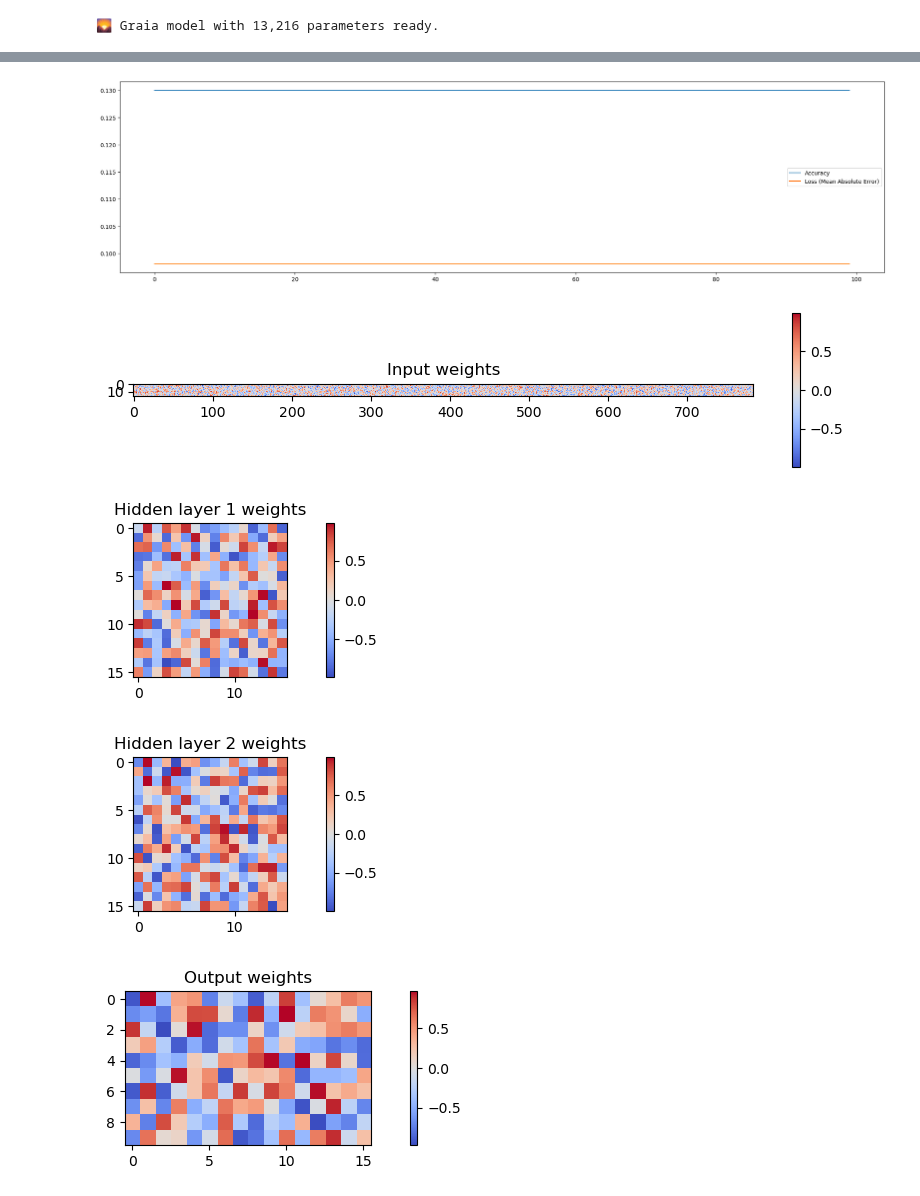
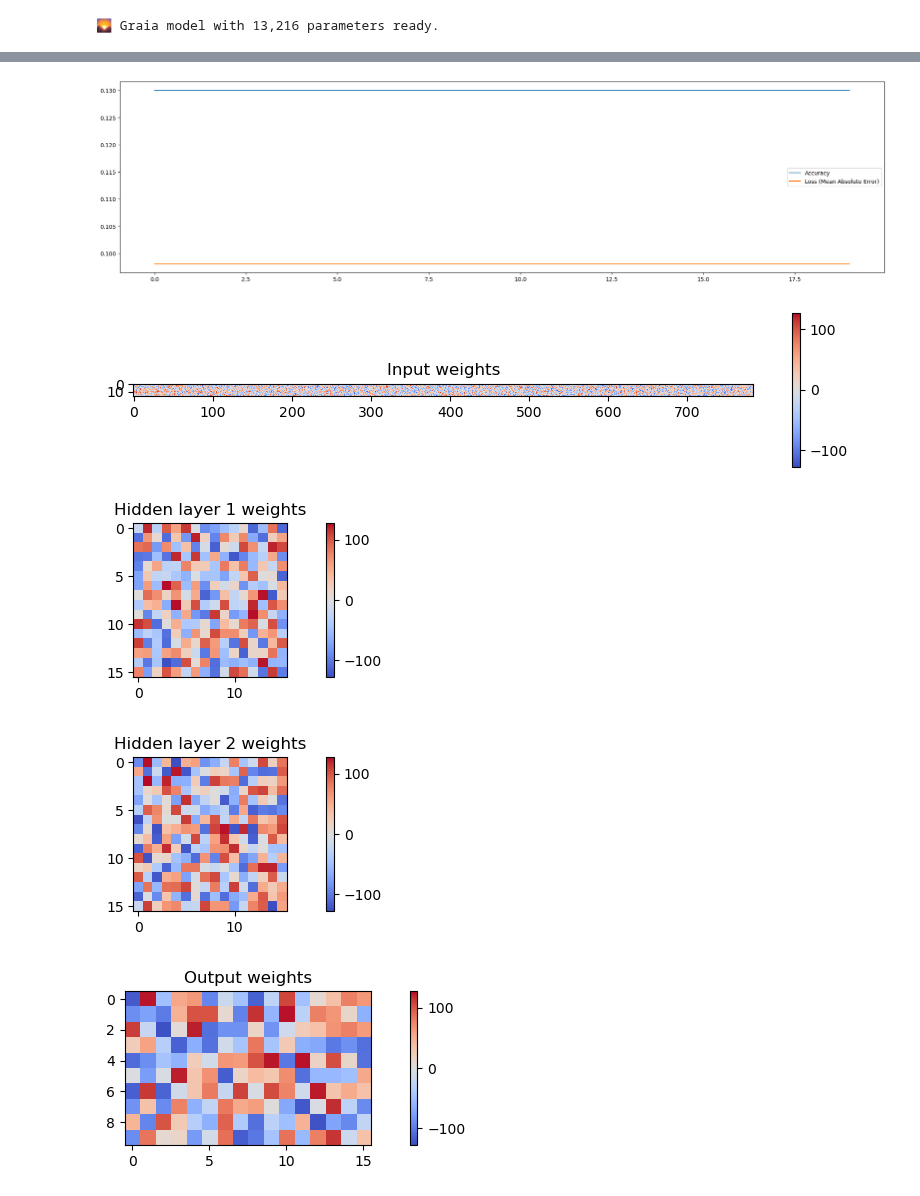
Before and after one commit to laurentpayot/graia, a Jupyter notebook: Graia_digits.ipynb, the cells around one changed output, grey strips where cells are left out. Saved outputs shown, nothing was run; the diff lists cells and outputs as text; code cells hidden in the pictures.

Commit message:
got rid of normalize_weights

```diff
--- a/Graia_digits.ipynb
+++ b/Graia_digits.ipynb
@@ -42,5 +30,5 @@ model = Graia(inputs=28*28, layer_nodes=16, layers=3, outputs=10, relu_boost=1,
 # %% [output]
 🌄 Graia model with 13,216 parameters ready.
 # %%
-model.fit(train_images, train_labels, epochs=100)
+model.fit(train_images, train_labels, epochs=50)
 # %% [output]
@@ -52,29 +40,25 @@ fig.plot(model.history['loss'])
 plt.legend(["Accuracy", "Loss (Mean Absolute Error)"])
 plt.show()
 # %% [output]
-[figure, old version]
+[figure, new version]
 # %%
-def normalize_weights(weights):
-    # cannot use comparison conditions with numpy arrays
-    return [w / 128 for w in weights]
-
 def show_weights(weights, title=None):
     plt.figure(figsize = (10, 2))
-    plt.imshow(normalize_weights(weights), cmap="coolwarm")
+    plt.imshow(weights, vmin=-128, vmax=127, cmap="coolwarm")
     plt.colorbar(orientation="vertical")
     plt.title(title)
     plt.show()
 
 show_weights(model.input_weights, "Input weights")
 for l in range(model.config["layers"] - 1):
     show_weights(model.hidden_weights[l], f"Hidden layer {l + 1} weights")
 show_weights(model.output_weights, "Output weights")
 # model.output_weights
 # %% [output]
-[figure, old version]
+[figure, new version]
-[figure, old version]
+[figure, new version]
-[figure, old version]
+[figure, new version]
-[figure, old version]
+[figure, new version]
 # %%
 plt.figure(figsize = (1, 1))
 plt.imshow(train_images[N-1].reshape(28, 28), cmap="grey")
```
Also changed, not shown: parts of 4 cells of this notebook.
